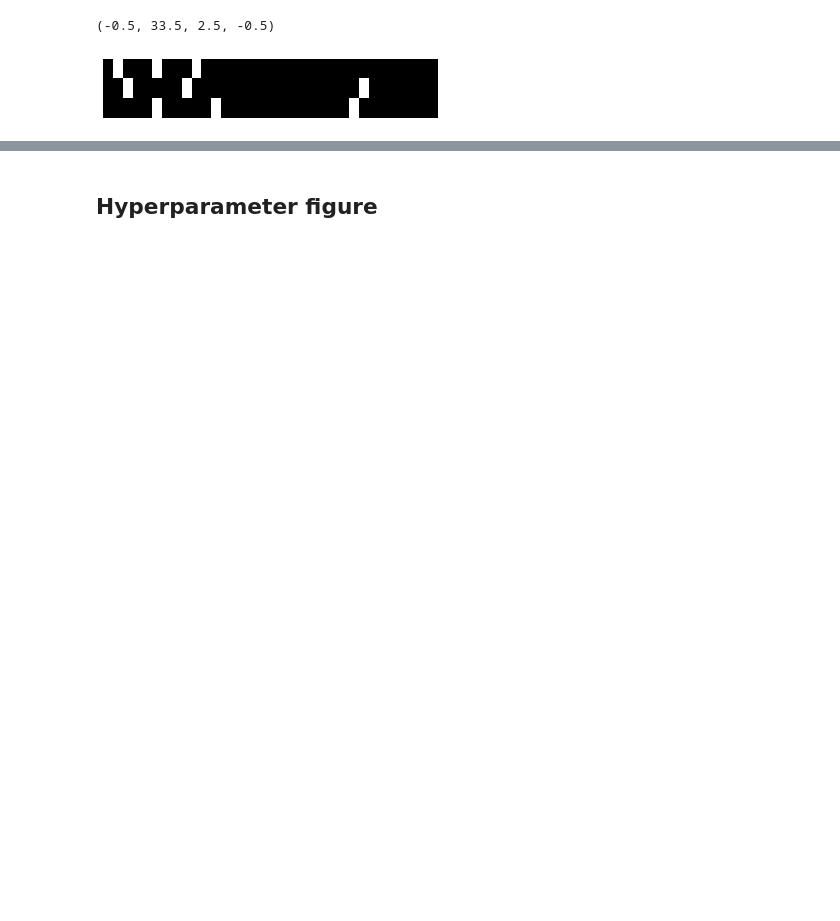
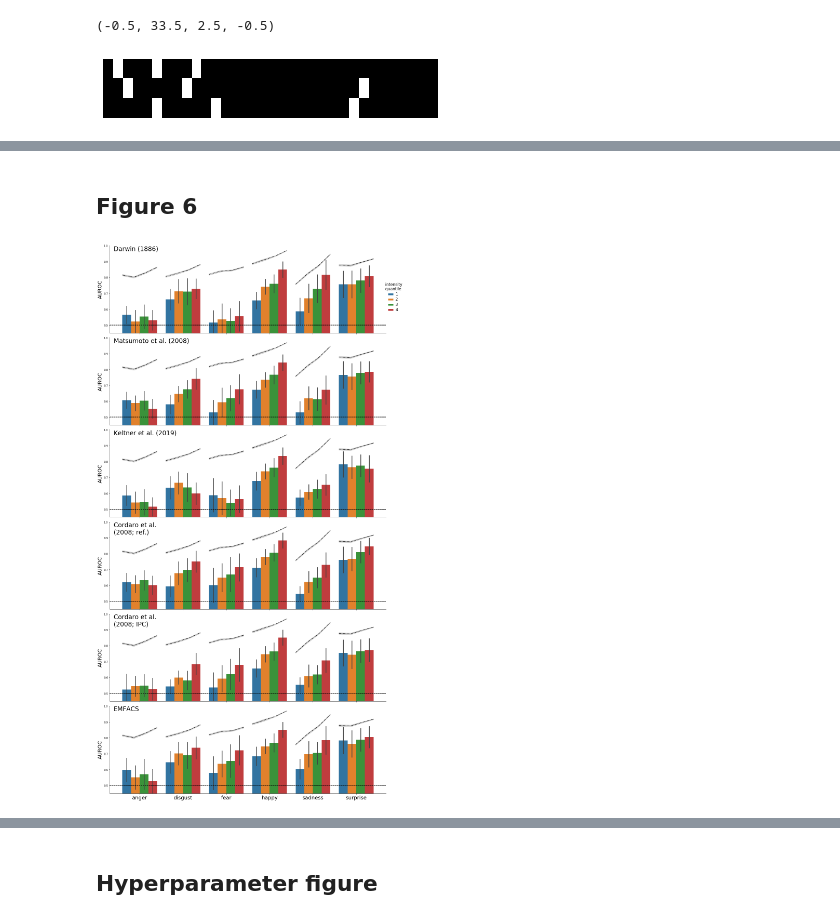
Before and after one commit to lukassnoek/hypothesis-kernel-analysis, a Jupyter notebook: notebooks/figures.ipynb, the cells around one changed output, grey strips where cells are left out. Saved outputs shown, nothing was run; the diff lists cells and outputs as text; code cells hidden in the pictures; blank space fills up the shorter version.

```diff
--- a/notebooks/figures.ipynb
+++ b/notebooks/figures.ipynb
@@ -207,0 +186,39 @@ for name, df in t_df.items():
+# %% [markdown]
+## Figure 6
+# %%
+nc = pd.read_csv('../results/noise_ceiling_per_intensity_level.tsv', sep='\t', index_col=0)
+df_int = pd.read_csv('../results/score_per_intensity_quantile.tsv', sep='\t', index_col=0)
+df_int = df_int.replace(map2leg)
+g = sns.catplot(x='emotion', y='score', data=df_int, hue='intensity', row='mapping',
+                kind="bar", aspect=3, height=5, ci='sd')
+
+g._legend.set_title(' intensity\n quantile')
+plt.setp(g._legend.get_title(), fontsize=15)
+plt.setp(g._legend.get_texts(), fontsize=15)
+for i, ax in enumerate(g.axes.flatten()):
+    ax.text(-.6, 1, map_names[i], fontsize=24, verticalalignment='top')
+    ax.set_title('')
+    for ii, emo in enumerate(nc['emotion'].unique()):
+        this_nc = nc.loc[nc['emotion'] == emo, 'noise_ceiling']
+        this_sd = nc.loc[nc['emotion'] == emo, 'sd']
+        ax.plot(np.linspace(ii-0.4, ii+0.4, num=4), this_nc, c='k', ls='-.')
+        ax.fill_between(
+            np.linspace(ii-0.4, ii+0.4, num=4),
+            this_nc - this_sd, this_nc + this_sd,
+            color='gray', alpha=0.3
+        )
+        ax.set_ylim(ymin, ymax)
+        ax.axhline(0.5, ls='--', c='k')
+        ax.set_ylabel("AUROC", fontsize=20)
+
+g.set_xlabels('')
+g.set_xticklabels(df['emotion'].unique(), fontsize=20)
+
+g._legend.set_bbox_to_anchor([1.05, 0.9])
+plt.subplots_adjust(hspace=0.2)
+fig = plt.gcf()
+fig.tight_layout()
+fig.savefig('Figure6.png')
+#plt.close()
+# %% [output]
+[figure, added]
```
Also changed, not shown: parts of 32 cells of this notebook, 16 other files.
